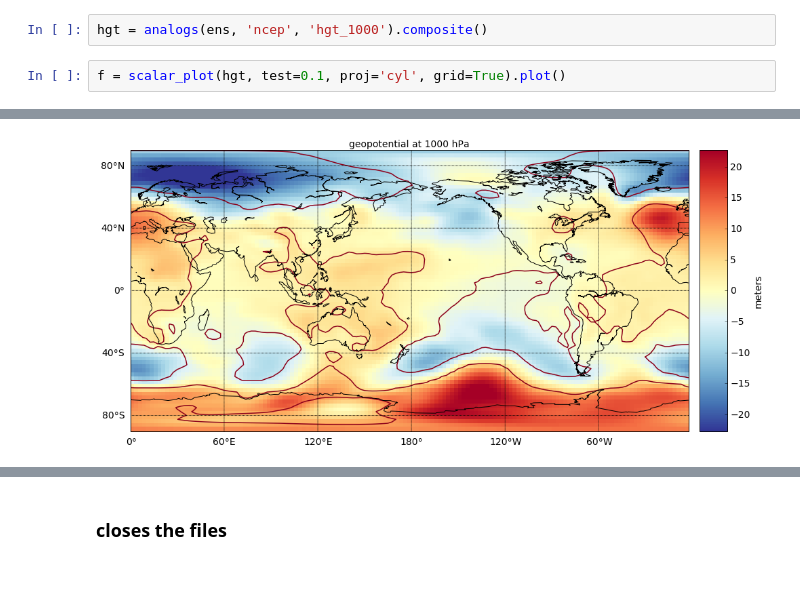
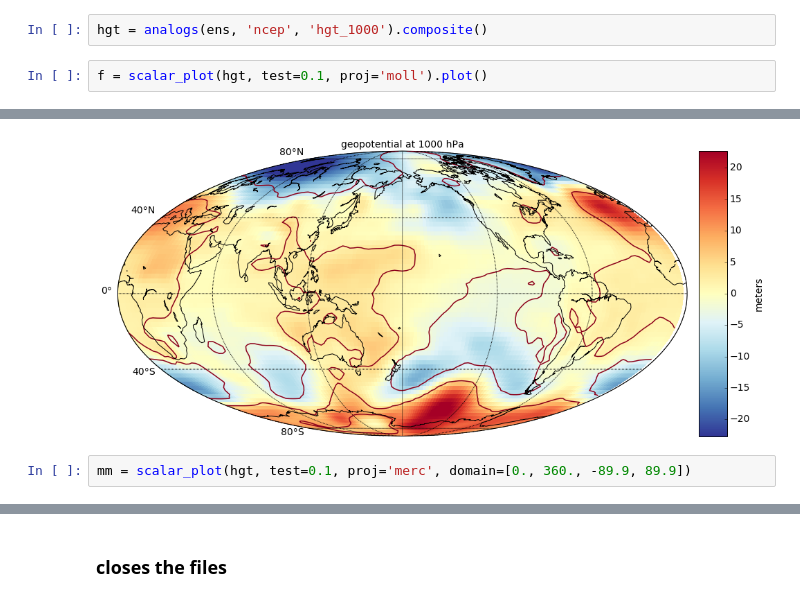
Before and after one commit to nicolasfauchereau/paleopy, a Jupyter notebook: notebooks/ensemble.ipynb, the cells around one changed output, grey strips where cells are left out. Saved outputs shown, nothing was run; the diff lists cells and outputs as text; blank space fills up the shorter version.

```diff
--- a/notebooks/ensemble.ipynb
+++ b/notebooks/ensemble.ipynb
@@ -40,5 +44,5 @@ sst.close()
 # %%
 hgt = analogs(ens, 'ncep', 'hgt_1000').composite()
 # %%
-f = scalar_plot(hgt, test=0.1, proj='cyl', grid=True).plot()
+f = scalar_plot(hgt, test=0.1, proj='moll').plot()
 # %% [output]
@@ -45 +50,3 @@ f = scalar_plot(hgt, test=0.1, proj='cyl', grid=True).plot()
-[figure, old version]
+[figure, new version]
+# %%
+mm = scalar_plot(hgt, test=0.1, proj='merc', domain=[0., 360., -89.9, 89.9])
```
Also changed, not shown: parts of 4 cells of this notebook, 8 other files.
